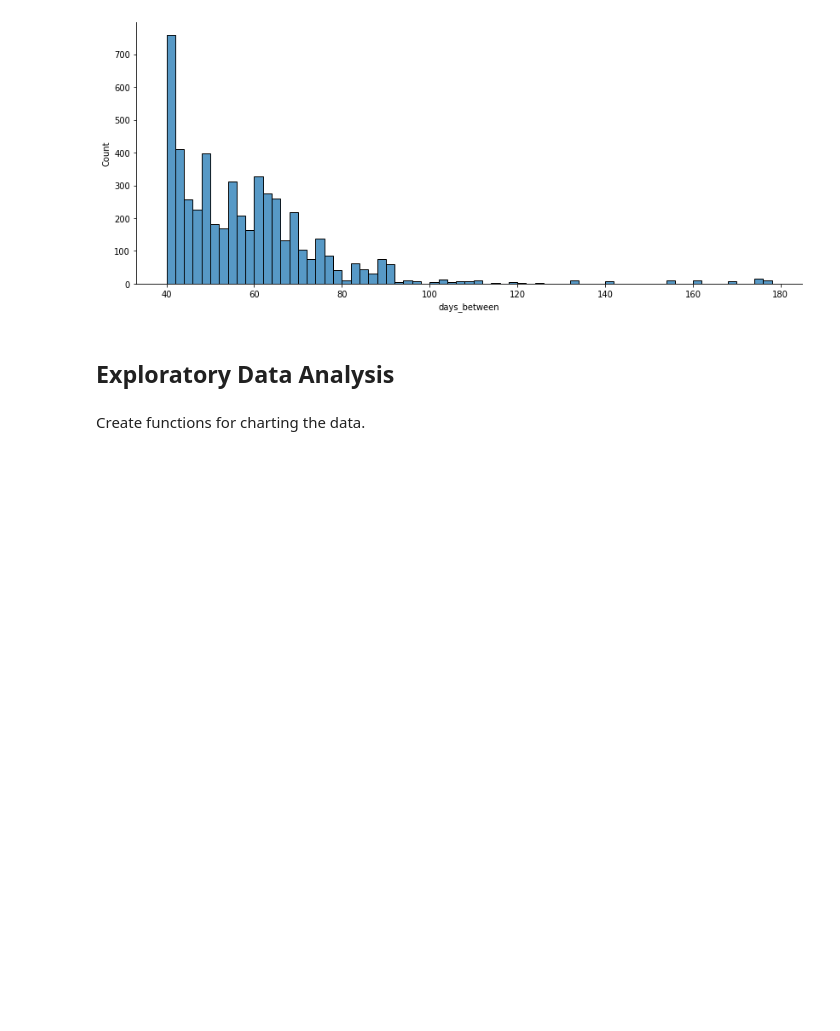
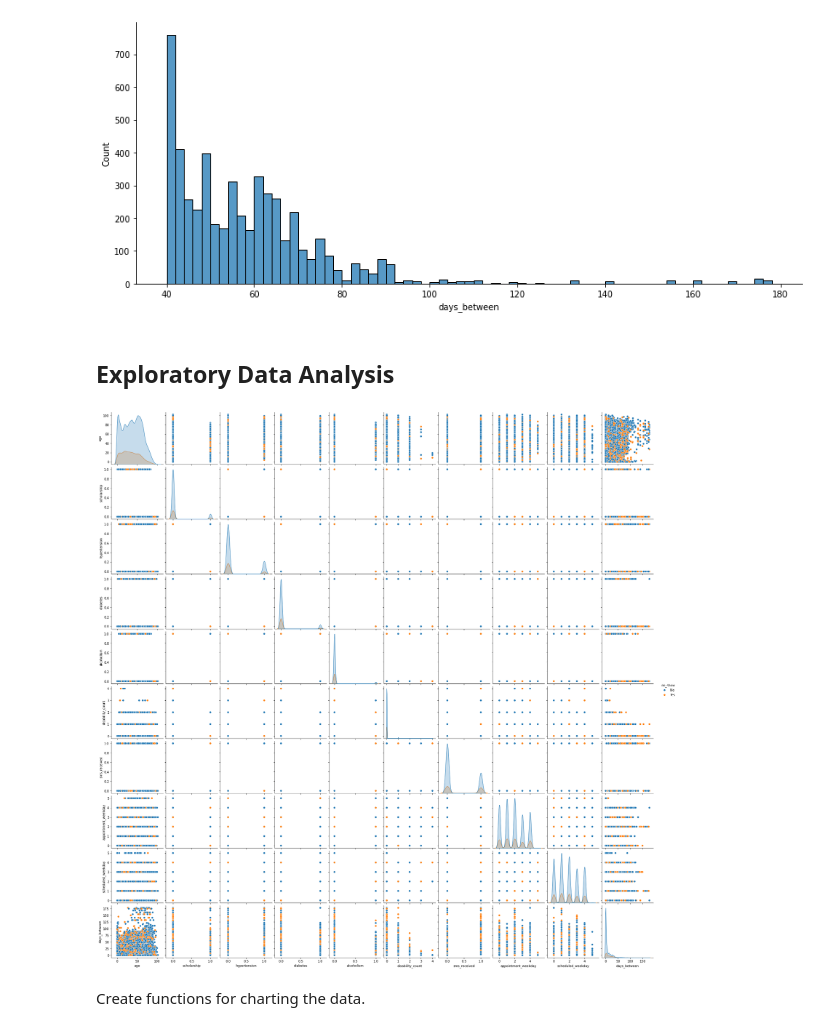
Before and after one commit to afbowman/UnsupervisedLearning, a Jupyter notebook: Capstone_Project.ipynb, the cells around one changed output. Cells and saved outputs as stored; diff of their text form; code cells hidden in the pictures; blank space fills up the shorter version.

```diff
--- a/Capstone_Project.ipynb
+++ b/Capstone_Project.ipynb
@@ -479,6 +487,10 @@ for col in
     i=0
 # %%
 sns.countplot(x='gender', data=df_eda, hue='no_show', stat='percent');
+# %%
+sns.pairplot(data=df_eda, hue='no_show');
+# %% [output]
+[figure, added]
 # %% [markdown]
 Create functions for charting the data.
 # %%
```
Also changed, not shown: parts of 42 cells of this notebook.
